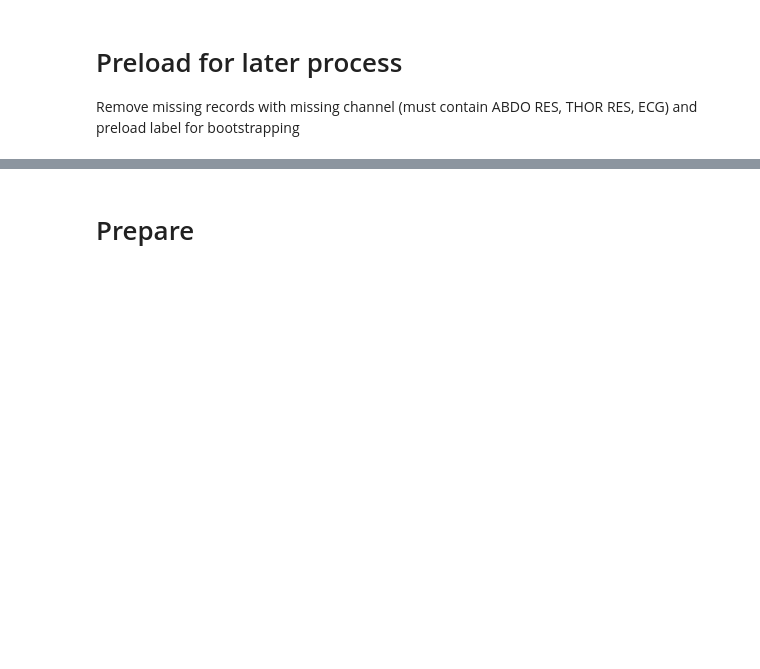
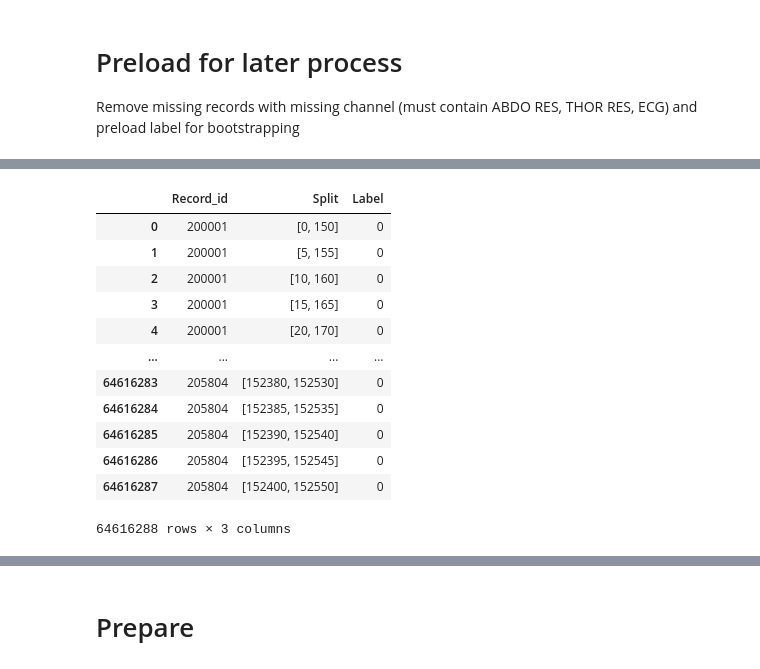
Before and after one commit to dattran-itrvn/Automated-Sleep-Apnea-Detection, a Jupyter notebook: prepare_data.ipynb, the cells around one changed output, grey strips where cells are left out. Drawn from its saved outputs; the diff is of its cells as text; code cells hidden in the pictures; blank space fills up the shorter version.

```diff
--- a/prepare_data.ipynb
+++ b/prepare_data.ipynb
@@ -720,11 +964,25 @@ shhs1_df
 # %%
-window_df = {'Record_id': [], 'Split': [], 'Label': []}
-for i, row in shhs1_df.iterrows():
+window_df = defaultdict(list)
+for i, row in tqdm(shhs1_df.iterrows(), total=len(shhs1_df)):
+    window_df['Record_id'].extend([row.name] * len(row['Label']))
     window_df['Split'].extend(row['Split'])
     window_df['Label'].extend(row['Label'])
-    window_df['Record_id'].extend([row.name] * len(row['Label']))
 
 window_df = pd.DataFrame(window_df)
 window_df
+# %% [output]
+|  | Record_id | Split | Label |
+| 0 | 200001 | [0, 150] | 0 |
+| 1 | 200001 | [5, 155] | 0 |
+| 2 | 200001 | [10, 160] | 0 |
+| 3 | 200001 | [15, 165] | 0 |
+| 4 | 200001 | [20, 170] | 0 |
+| ... | ... | ... | ... |
+| 64616283 | 205804 | [152380, 152530] | 0 |
+| 64616284 | 205804 | [152385, 152535] | 0 |
+| 64616285 | 205804 | [152390, 152540] | 0 |
+| 64616286 | 205804 | [152395, 152545] | 0 |
+| 64616287 | 205804 | [152400, 152550] | 0 |
+64616288 rows × 3 columns
 # %%
 window_df['Label'].value_counts()
```
Also changed, not shown: parts of 38 cells of this notebook.
